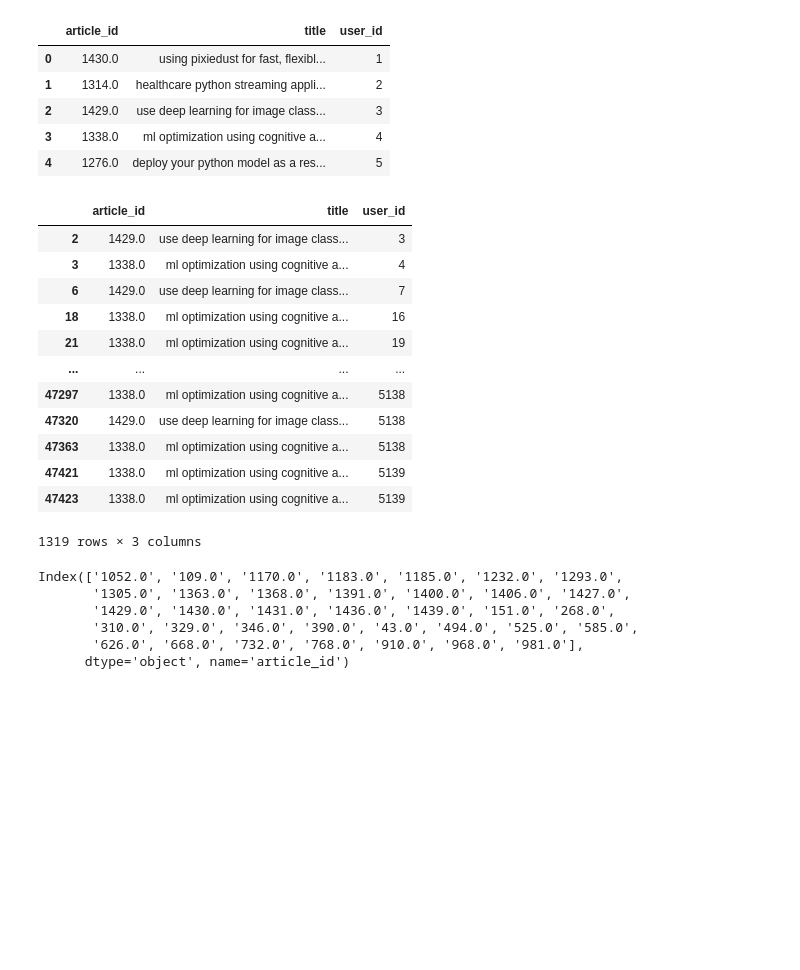
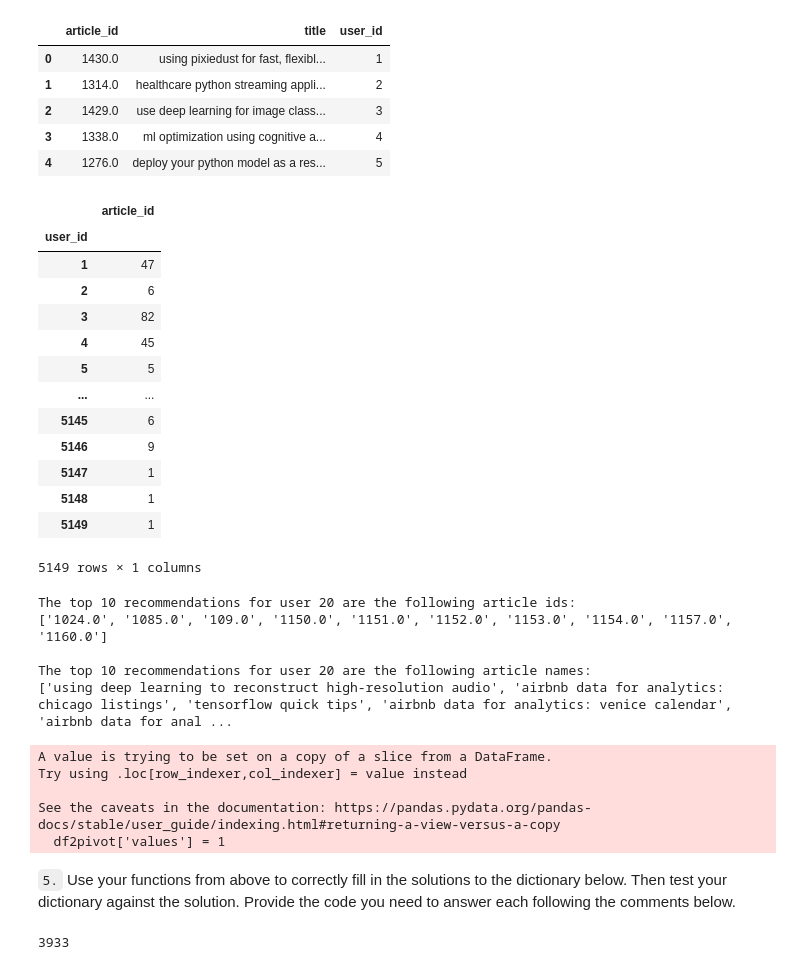
Before and after one commit to vpontello/recommendations_with_IBM, a Jupyter notebook: recommendation_engine_with_IBM.ipynb, the cells around one changed output. Saved outputs shown, nothing was run; the diff lists cells and outputs as text; code cells hidden in the pictures; blank space fills up the shorter version.

```diff
--- a/recommendation_engine_with_IBM.ipynb
+++ b/recommendation_engine_with_IBM.ipynb
@@ -509,28 +660,3 @@ df.head()
 | 2 | 1429.0 | use deep learning for image class... | 3 |
 | 3 | 1338.0 | ml optimization using cognitive a... | 4 |
 | 4 | 1276.0 | deploy your python model as a res... | 5 |
-# %%
-df[np.isin(df['article_id'],['1338.0','1429.0','1341.0'])]
-# %% [output]
-|  | article_id | title | user_id |
-| 2 | 1429.0 | use deep learning for image class... | 3 |
-| 3 | 1338.0 | ml optimization using cognitive a... | 4 |
-| 6 | 1429.0 | use deep learning for image class... | 7 |
-| 18 | 1338.0 | ml optimization using cognitive a... | 16 |
-| 21 | 1338.0 | ml optimization using cognitive a... | 19 |
-| ... | ... | ... | ... |
-| 47297 | 1338.0 | ml optimization using cognitive a... | 5138 |
-| 47320 | 1429.0 | use deep learning for image class... | 5138 |
-| 47363 | 1338.0 | ml optimization using cognitive a... | 5138 |
-| 47421 | 1338.0 | ml optimization using cognitive a... | 5139 |
-| 47423 | 1338.0 | ml optimization using cognitive a... | 5139 |
-1319 rows × 3 columns
-# %%
-user_item.loc[1][user_item.loc[1]==1].index
-# %% [output]
-Index(['1052.0', '109.0', '1170.0', '1183.0', '1185.0', '1232.0', '1293.0',
-       '1305.0', '1363.0', '1368.0', '1391.0', '1400.0', '1406.0', '1427.0',
-       '1429.0', '1430.0', '1431.0', '1436.0', '1439.0', '151.0', '268.0',
-       '310.0', '329.0', '346.0', '390.0', '43.0', '494.0', '525.0', '585.0',
-       '626.0', '668.0', '732.0', '768.0', '910.0', '968.0', '981.0'],
-      dtype='object', name='article_id')
@@ -604,0 +663,20 @@ def user_user_recs(user_id, m=10):
+# %%
+similar_users = find_similar_users(user_id, user_item=user_item)
+df_agg = df.groupby('user_id').count().drop('title',axis=1)
+# %%
+df_agg
+# %% [output]
+|  | article_id |
+| user_id |  |
+| 1 | 47 |
+| 2 | 6 |
+| 3 | 82 |
+| 4 | 45 |
+| 5 | 5 |
+| ... | ... |
+| 5145 | 6 |
+| 5146 | 9 |
+| 5147 | 1 |
+| 5148 | 1 |
+| 5149 | 1 |
+5149 rows × 1 columns
@@ -604,0 +768,25 @@ def user_user_recs(user_id, m=10):
+# %%
+# Quick spot check - don't change this code - just use it to test your functions
+rec_ids, rec_names = user_user_recs_part2(20, 10)
+print("The top 10 recommendations for user 20 are the following article ids:")
+print(rec_ids)
+print()
+print("The top 10 recommendations for user 20 are the following article names:")
+print(rec_names)
+# %% [output]
+The top 10 recommendations for user 20 are the following article ids:
+['1024.0', '1085.0', '109.0', '1150.0', '1151.0', '1152.0', '1153.0', '1154.0', '1157.0', '1160.0']
+
+The top 10 recommendations for user 20 are the following article names:
+['using deep learning to reconstruct high-resolution audio', 'airbnb data for analytics: chicago listings', 'tensorflow quick tips', 'airbnb data for analytics: venice calendar', 'airbnb data for anal ...
+A value is trying to be set on a copy of a slice from a DataFrame.
+Try using .loc[row_indexer,col_indexer] = value instead
+
+See the caveats in the documentation: https://pandas.pydata.org/pandas-docs/stable/user_guide/indexing.html#returning-a-view-versus-a-copy
+  df2pivot['values'] = 1
+# %% [markdown]
+`5.` Use your functions from above to correctly fill in the solutions to the dictionary below.  Then test your dictionary against the solution.  Provide the code you need to answer each following the comments below.
+# %%
+get_top_sorted_users(user_id, df=df, user_item=user_item)['neighbor_id'].iloc[0]
+# %% [output]
+3933
```
Also changed, not shown: parts of 25 cells of this notebook.
